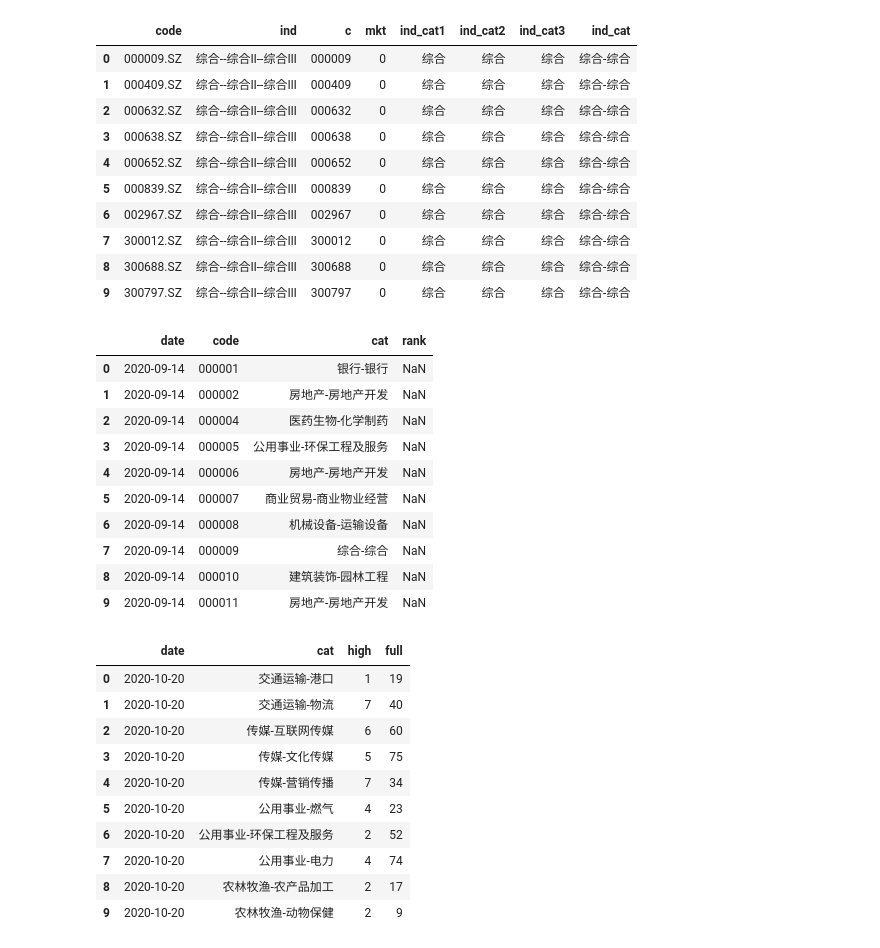
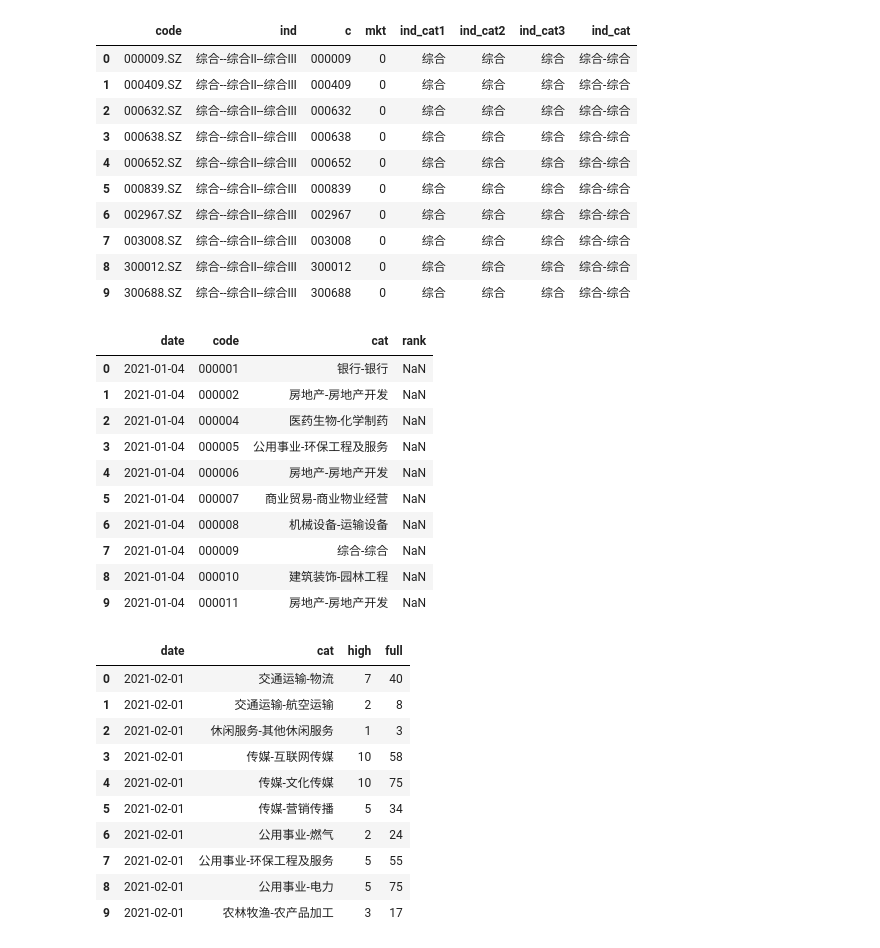
Before and after one commit to musicx/new_stock_test, a Jupyter notebook: RPS/daily_rps_block.ipynb, the cells around one changed output. Drawn from its saved outputs; the diff is of its cells as text; code cells hidden in the pictures.

```diff
--- a/RPS/daily_rps_block.ipynb
+++ b/RPS/daily_rps_block.ipynb
@@ -70,25 +72,25 @@ smtm.loc[smtm['rank']<TOP_STOCKS,:].head(10)
 # %%
-raw = pd.read_csv("c:\\Users\\mUSicX\\Documents\\股票相关\\20200922SW.csv")
+raw = pd.read_csv("c:\\Users\\mUSicX\\Documents\\股票相关\\20201030SW.csv")
 raw['c'] = raw.code.apply(lambda x: x[:6])
 raw['mkt'] = raw.code.apply(lambda x: 0 if x.endswith('SZ') else 1)
 raw['ind_cat1'] = raw.ind.apply(lambda x: x.split('--')[0])
 raw['ind_cat2'] = raw.ind.apply(lambda x: x.split('--')[1].replace('Ⅱ', ''))
 raw['ind_cat3'] = raw.ind.apply(lambda x: x.split('--')[2].replace('Ⅲ', ''))
 
 raw['ind_cat'] = raw.apply(lambda x: x.ind_cat1+'-'+x.ind_cat2, axis=1)
 raw[:10]
 # %% [output]
 |  | code | ind | c | mkt | ind_cat1 | ind_cat2 | ind_cat3 | ind_cat |
 | 0 | 000009.SZ | 综合--综合Ⅱ--综合Ⅲ | 000009 | 0 | 综合 | 综合 | 综合 | 综合-综合 |
 | 1 | 000409.SZ | 综合--综合Ⅱ--综合Ⅲ | 000409 | 0 | 综合 | 综合 | 综合 | 综合-综合 |
 | 2 | 000632.SZ | 综合--综合Ⅱ--综合Ⅲ | 000632 | 0 | 综合 | 综合 | 综合 | 综合-综合 |
 | 3 | 000638.SZ | 综合--综合Ⅱ--综合Ⅲ | 000638 | 0 | 综合 | 综合 | 综合 | 综合-综合 |
 | 4 | 000652.SZ | 综合--综合Ⅱ--综合Ⅲ | 000652 | 0 | 综合 | 综合 | 综合 | 综合-综合 |
 | 5 | 000839.SZ | 综合--综合Ⅱ--综合Ⅲ | 000839 | 0 | 综合 | 综合 | 综合 | 综合-综合 |
 | 6 | 002967.SZ | 综合--综合Ⅱ--综合Ⅲ | 002967 | 0 | 综合 | 综合 | 综合 | 综合-综合 |
-| 7 | 300012.SZ | 综合--综合Ⅱ--综合Ⅲ | 300012 | 0 | 综合 | 综合 | 综合 | 综合-综合 |
-| 8 | 300688.SZ | 综合--综合Ⅱ--综合Ⅲ | 300688 | 0 | 综合 | 综合 | 综合 | 综合-综合 |
-| 9 | 300797.SZ | 综合--综合Ⅱ--综合Ⅲ | 300797 | 0 | 综合 | 综合 | 综合 | 综合-综合 |
+| 7 | 003008.SZ | 综合--综合Ⅱ--综合Ⅲ | 003008 | 0 | 综合 | 综合 | 综合 | 综合-综合 |
+| 8 | 300012.SZ | 综合--综合Ⅱ--综合Ⅲ | 300012 | 0 | 综合 | 综合 | 综合 | 综合-综合 |
+| 9 | 300688.SZ | 综合--综合Ⅱ--综合Ⅲ | 300688 | 0 | 综合 | 综合 | 综合 | 综合-综合 |
 # %%
 industry = raw.loc[:, ['c', 'ind_cat']].set_index('c').to_dict()
 indict = industry['ind_cat']
@@ -99,16 +101,16 @@ smtm = smtm.loc[:, ['date', 'code', 'cat', 'rank']]
 smtm.head(10)
 # %% [output]
 |  | date | code | cat | rank |
-| 0 | 2020-09-14 | 000001 | 银行-银行 | NaN |
-| 1 | 2020-09-14 | 000002 | 房地产-房地产开发 | NaN |
-| 2 | 2020-09-14 | 000004 | 医药生物-化学制药 | NaN |
-| 3 | 2020-09-14 | 000005 | 公用事业-环保工程及服务 | NaN |
-| 4 | 2020-09-14 | 000006 | 房地产-房地产开发 | NaN |
-| 5 | 2020-09-14 | 000007 | 商业贸易-商业物业经营 | NaN |
-| 6 | 2020-09-14 | 000008 | 机械设备-运输设备 | NaN |
-| 7 | 2020-09-14 | 000009 | 综合-综合 | NaN |
-| 8 | 2020-09-14 | 000010 | 建筑装饰-园林工程 | NaN |
-| 9 | 2020-09-14 | 000011 | 房地产-房地产开发 | NaN |
+| 0 | 2021-01-04 | 000001 | 银行-银行 | NaN |
+| 1 | 2021-01-04 | 000002 | 房地产-房地产开发 | NaN |
+| 2 | 2021-01-04 | 000004 | 医药生物-化学制药 | NaN |
+| 3 | 2021-01-04 | 000005 | 公用事业-环保工程及服务 | NaN |
+| 4 | 2021-01-04 | 000006 | 房地产-房地产开发 | NaN |
+| 5 | 2021-01-04 | 000007 | 商业贸易-商业物业经营 | NaN |
+| 6 | 2021-01-04 | 000008 | 机械设备-运输设备 | NaN |
+| 7 | 2021-01-04 | 000009 | 综合-综合 | NaN |
+| 8 | 2021-01-04 | 000010 | 建筑装饰-园林工程 | NaN |
+| 9 | 2021-01-04 | 000011 | 房地产-房地产开发 | NaN |
 # %%
 tops = smtm.loc[smtm['rank']<TOP_STOCKS,:].groupby(['date', 'cat'])['code'].count()
 bases = smtm.groupby(['date', 'cat'])['code'].count()
@@ -117,16 +119,16 @@ rps.rename(columns={'code_x':'high', 'code_y':'full'}, inplace=True)
 rps.head(10)
 # %% [output]
 |  | date | cat | high | full |
-| 0 | 2020-10-20 | 交通运输-港口 | 1 | 19 |
-| 1 | 2020-10-20 | 交通运输-物流 | 7 | 40 |
-| 2 | 2020-10-20 | 传媒-互联网传媒 | 6 | 60 |
-| 3 | 2020-10-20 | 传媒-文化传媒 | 5 | 75 |
-| 4 | 2020-10-20 | 传媒-营销传播 | 7 | 34 |
-| 5 | 2020-10-20 | 公用事业-燃气 | 4 | 23 |
-| 6 | 2020-10-20 | 公用事业-环保工程及服务 | 2 | 52 |
-| 7 | 2020-10-20 | 公用事业-电力 | 4 | 74 |
-| 8 | 2020-10-20 | 农林牧渔-农产品加工 | 2 | 17 |
-| 9 | 2020-10-20 | 农林牧渔-动物保健 | 2 | 9 |
+| 0 | 2021-02-01 | 交通运输-物流 | 7 | 40 |
+| 1 | 2021-02-01 | 交通运输-航空运输 | 2 | 8 |
+| 2 | 2021-02-01 | 休闲服务-其他休闲服务 | 1 | 3 |
+| 3 | 2021-02-01 | 传媒-互联网传媒 | 10 | 58 |
+| 4 | 2021-02-01 | 传媒-文化传媒 | 10 | 75 |
+| 5 | 2021-02-01 | 传媒-营销传播 | 5 | 34 |
+| 6 | 2021-02-01 | 公用事业-燃气 | 2 | 24 |
+| 7 | 2021-02-01 | 公用事业-环保工程及服务 | 5 | 55 |
+| 8 | 2021-02-01 | 公用事业-电力 | 5 | 75 |
+| 9 | 2021-02-01 | 农林牧渔-农产品加工 | 3 | 17 |
 # %%
 rps['score'] = rps.high / rps.full * rps.high
 rps['rank'] = rps.groupby('date')['score'].rank(ascending=False, method='dense', na_option='bottom')
```
Also changed, not shown: parts of 8 cells of this notebook, 2 other files.
